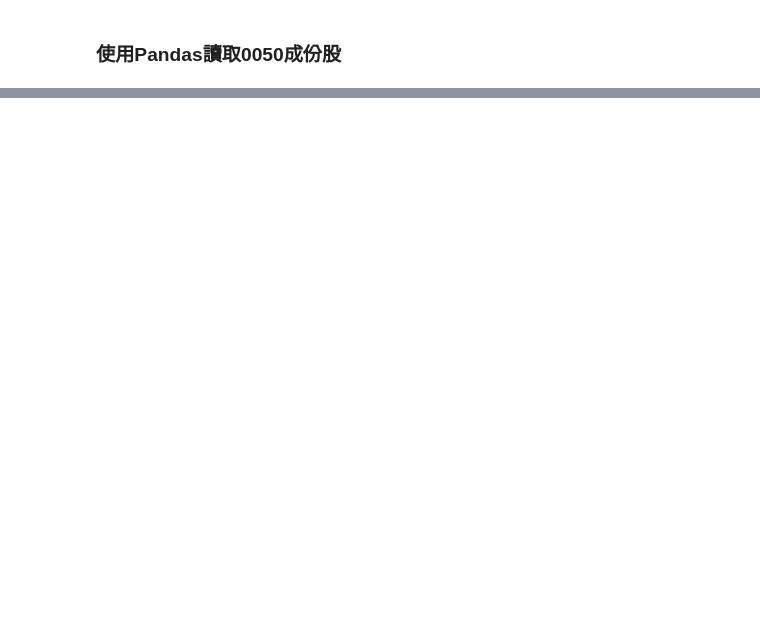
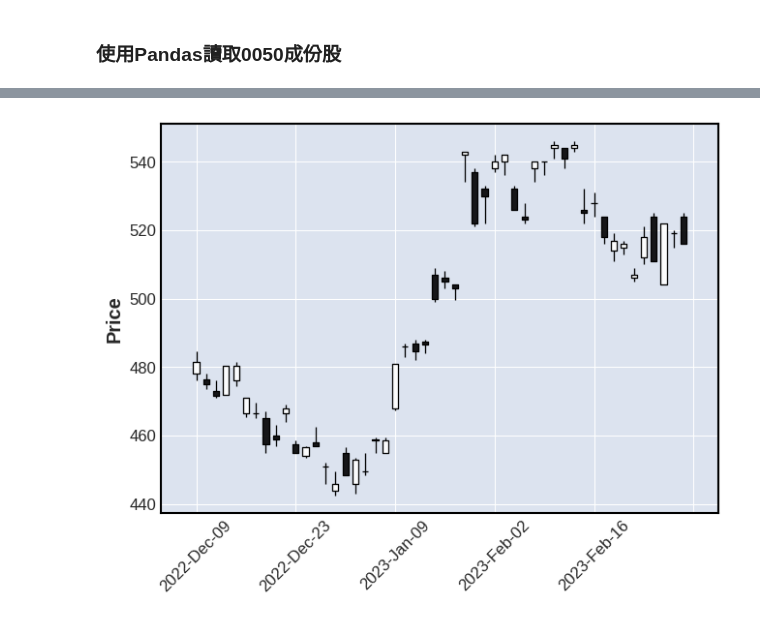
Before and after one commit to zoobe125/20230205-Python, a Jupyter notebook: 20230219.ipynb, the cells around one changed output, grey strips where cells are left out. Drawn from its saved outputs; the diff is of its cells as text; code cells hidden in the pictures; blank space fills up the shorter version.

```diff
--- a/20230219.ipynb
+++ b/20230219.ipynb
@@ -989,0 +986,4 @@ df_0050
+# %%
+mpf.plot(df.tail(50),type='candle')
+# %% [output]
+[figure, added]
```
Also changed, not shown: parts of 65 cells of this notebook.
